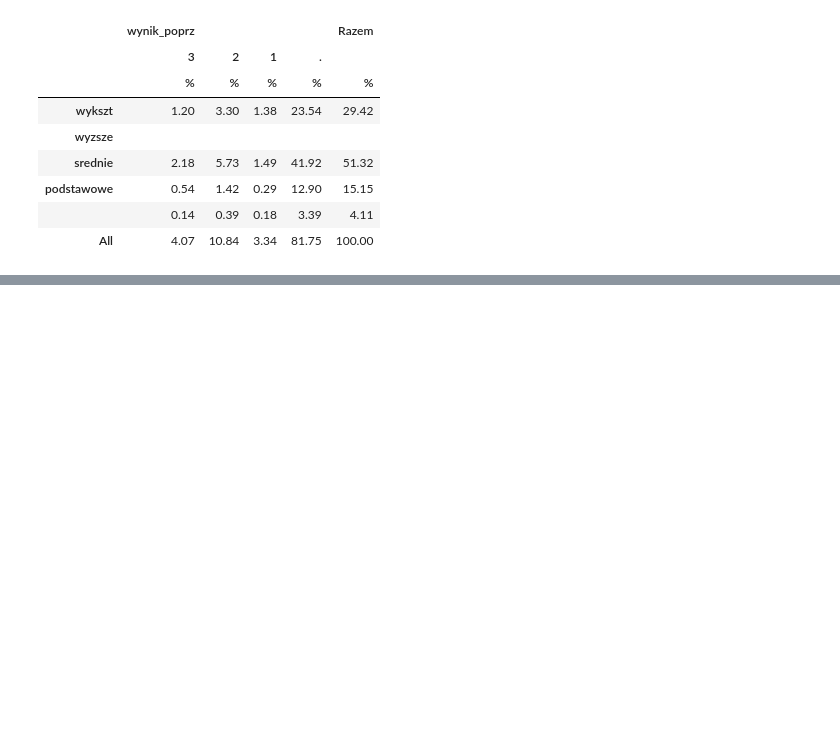
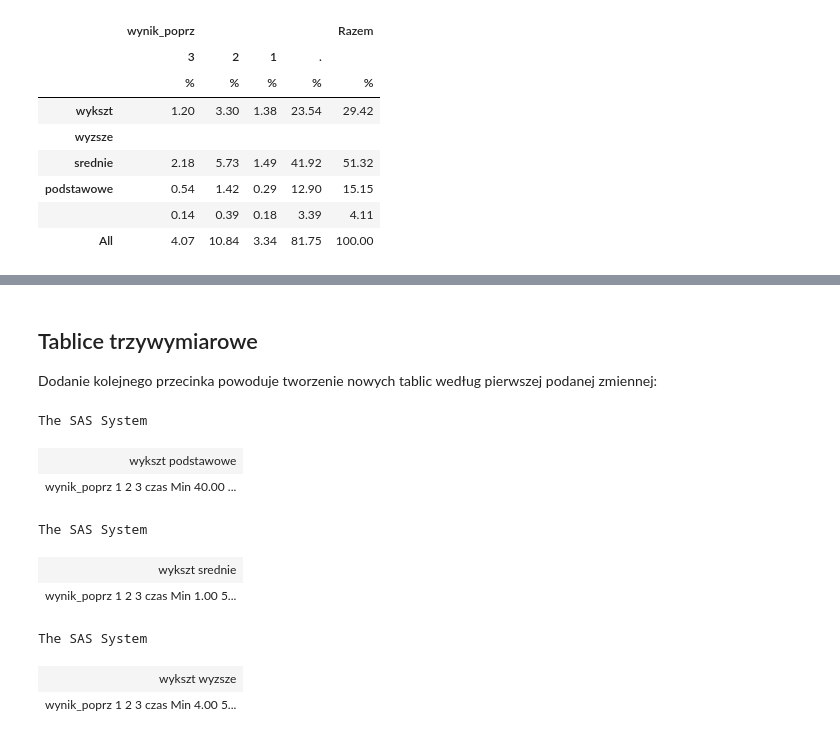
Before and after one commit to lwawrowski/przetwarzanie-danych-SAS, a Jupyter notebook: 07-tabulate.ipynb, the cells around one changed output, grey strips where cells are left out. Cells and saved outputs as stored; diff of their text form; code cells hidden in the pictures; blank space fills up the shorter version.

```diff
--- a/07-tabulate.ipynb
+++ b/07-tabulate.ipynb
@@ -240,0 +304,20 @@ The SAS System
+# %% [markdown]
+## Tablice trzywymiarowe
+
+Dodanie kolejnego przecinka powoduje tworzenie nowych tablic według pierwszej podanej zmiennej:
+# %%
+proc tabulate data=bib.bank;
+class wykszt wynik_poprz;
+var czas;
+table wykszt, czas*(min max), wynik_poprz;
+run;
+# %% [output]
+The SAS System
+| wykszt podstawowe |
+| wynik_poprz 1 2 3 czas Min 40.00 ... |
+The SAS System
+| wykszt srednie |
+| wynik_poprz 1 2 3 czas Min 1.00 5... |
+The SAS System
+| wykszt wyzsze |
+| wynik_poprz 1 2 3 czas Min 4.00 5... |
```
Also changed, not shown: parts of 9 cells of this notebook, 1 other file.
